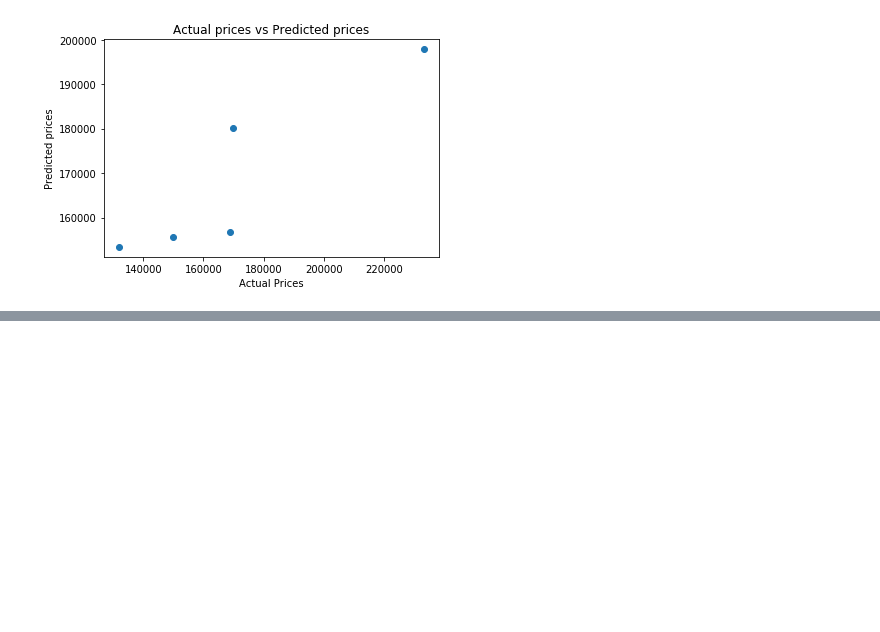
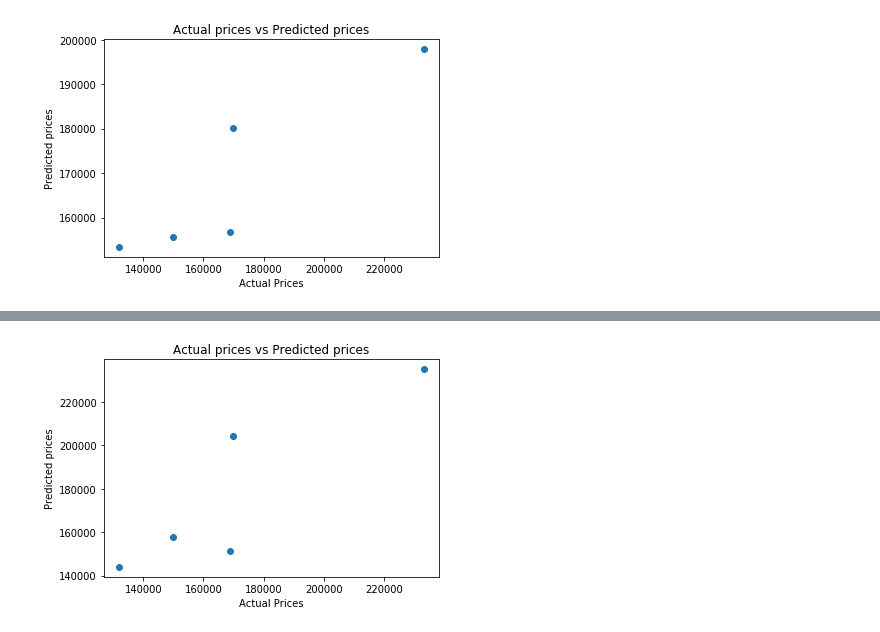
Before and after one commit to TBernard97/Make-Railroads-Great-Again, a Jupyter notebook: notebooks/rrdistance_regression.ipynb, the cells around one changed output, grey strips where cells are left out. Cells and saved outputs as stored; diff of their text form; code cells hidden in the pictures; blank space fills up the shorter version.

```diff
--- a/notebooks/rrdistance_regression.ipynb
+++ b/notebooks/rrdistance_regression.ipynb
@@ -412,0 +501,12 @@ plt.show()
+# %%
+# Actual vs Predicted plot
+#Linear regression is the clear winner here
+x = np.array([actual_1, actual_2, actual_3, actual_4, actual_5])
+y = np.array([prediction_1, prediction_2, prediction_3, prediction_4, prediction_5])
+plt.scatter(x, y)
+plt.xlabel("Actual Prices")
+plt.ylabel("Predicted prices")
+plt.title("Actual prices vs Predicted prices")
+plt.show()
+# %% [output]
+[figure, added]
```
Also changed, not shown: parts of 10 cells of this notebook.
